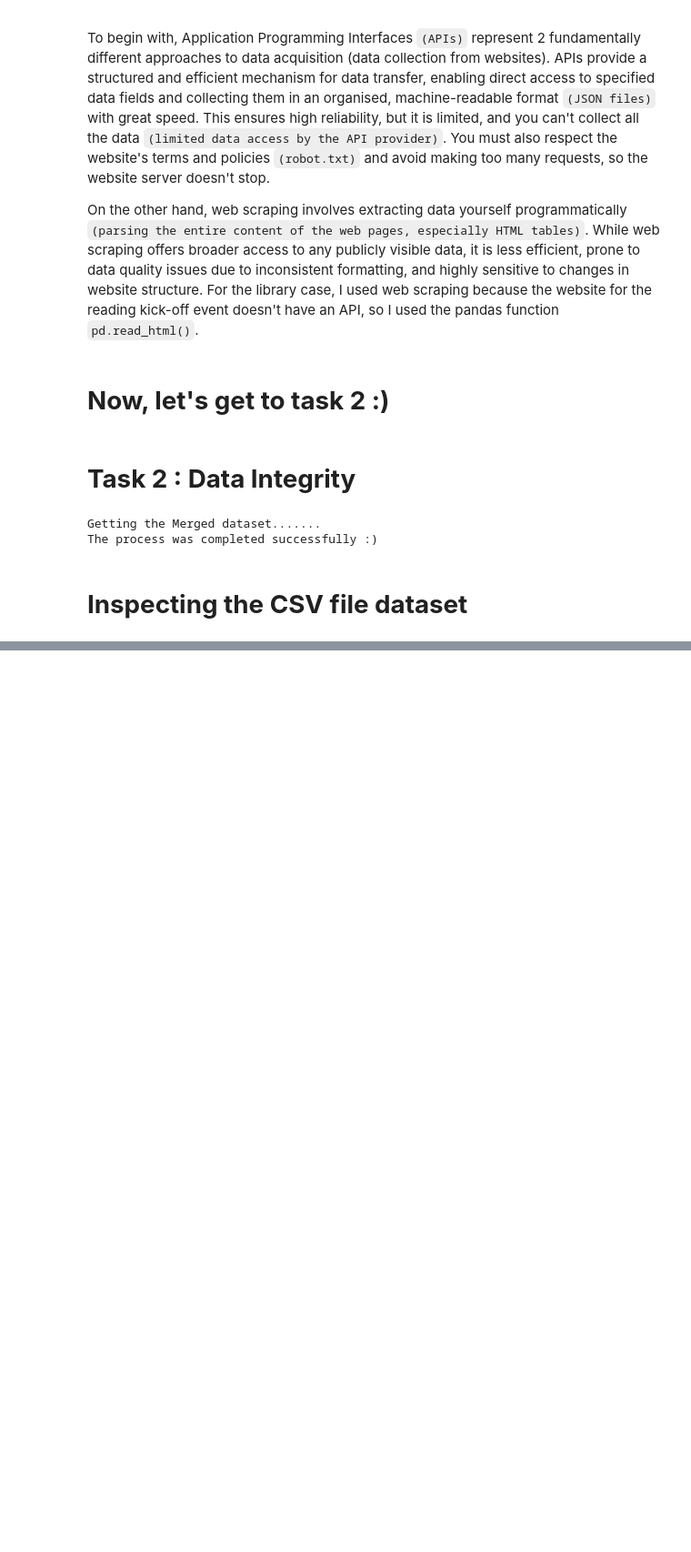
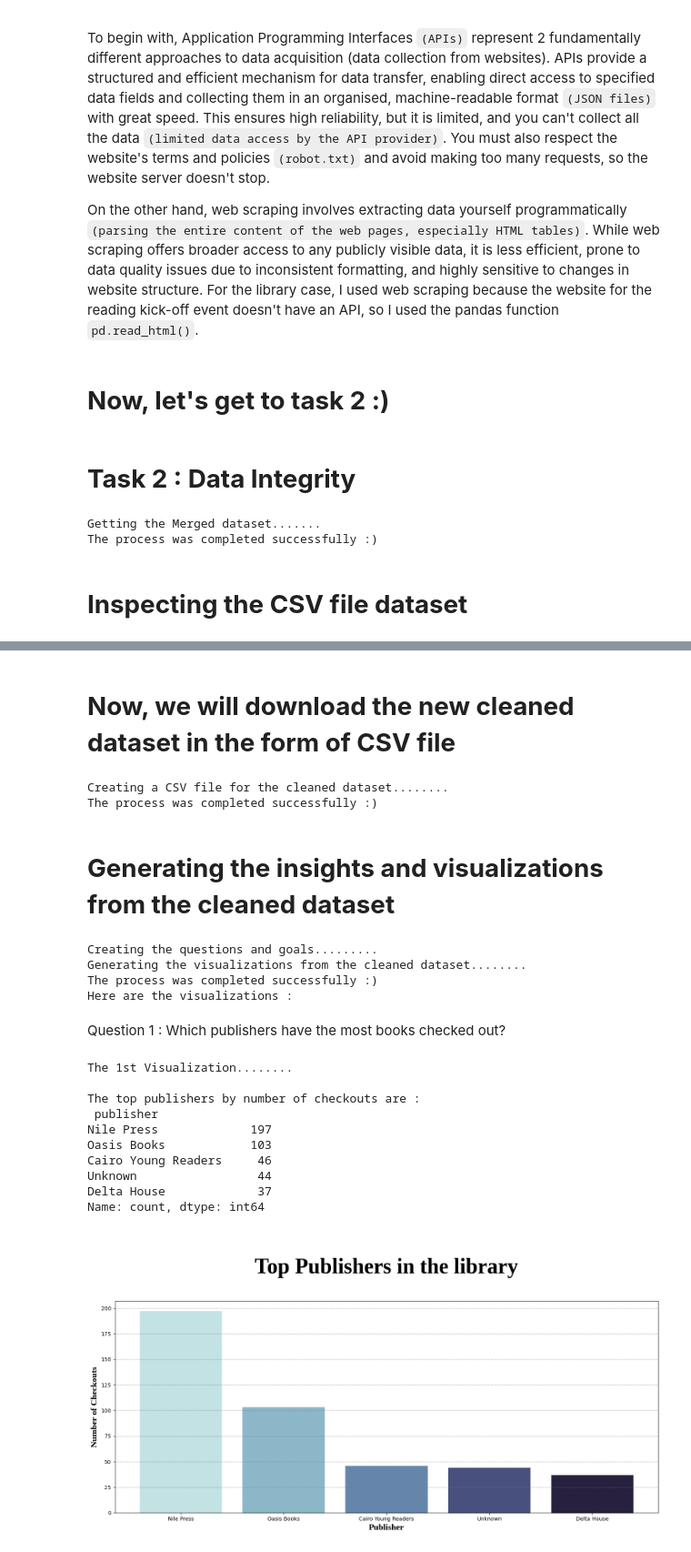
Before and after one commit to rghdzarad/31109170100123_Library, a Jupyter notebook: 31109170100123_Library_project_notebook.ipynb, the cells around one changed output, grey strips where cells are left out. Shown at 91% size. Cells and saved outputs as stored; diff of their text form; code cells hidden in the pictures; blank space fills up the shorter version.

Commit message:
Finished Task 2 (coding + generating insights)

```diff
--- a/31109170100123_Library_project_notebook.ipynb
+++ b/31109170100123_Library_project_notebook.ipynb
@@ -773,0 +1057,67 @@ dtype: object
+# %% [markdown]
+# **Now, we will download the new cleaned dataset in the form of CSV file**
+# %%
+# creating a downloadable CSV file for the cleaned dataset
+print("Creating a CSV file for the cleaned dataset........")
+time.sleep(1) # delay
+df_clean.to_csv("31109170100123_Library_task2_cleaned_data.csv" , index = False)  # turning the cleaned dataset to a downloadable CSV file
+print("The process was completed successfully :)")
+# %% [output]
+Creating a CSV file for the cleaned dataset........
+The process was completed successfully :)
+# %% [markdown]
+# **Generating the insights and visualizations from the cleaned dataset**
+# %%
+print("Creating the questions and goals.........")
+time.sleep(0.5) # delay
+print("Generating the visualizations from the cleaned dataset........")
+time.sleep(1.8) # delay
+print("The process was completed successfully :)")
+print("Here are the visualizations : ")
+# %% [output]
+Creating the questions and goals.........
+Generating the visualizations from the cleaned dataset........
+The process was completed successfully :)
+Here are the visualizations :
+# %% [markdown]
+Question 1 : Which publishers have the most books checked out?
+# %%
+# Question 1 : Which publishers have the most books checked out?
+
+# To find which publishers have the most books checked out,
+# we simply count the occurrences of each publisher in the 'publisher' column.
+print("The 1st Visualization........")
+print()
+the_top_publishers = df_clean["publisher"].value_counts()
+
+print(f"The top publishers by number of checkouts are : \n {the_top_publishers}")
+
+# the visualization
+#plotting
+#x-axis
+values = the_top_publishers.values # the values of the_top_publishers variable
+# y-axis
+labels = the_top_publishers.index
+fig , axes = plt.subplots(figsize = (15,8))
+# Get colors from 'flare' palette. The number of colors should match the number of publishers.
+seaborn1_palette = sns.cubehelix_palette(n_colors=len(the_top_publishers), start=.2,rot=-.3) # the color palette used for the barchart
+axes.bar(the_top_publishers.index , the_top_publishers.values , color = seaborn1_palette ) # creating the barchart
+axes.set_title("\nTop Publishers in the library\n" , fontsize = 40 , fontweight = "bold" , fontfamily = "Liberation Serif")# the title of the plot
+axes.set_ylabel("Number of Checkouts" , fontsize = 16, fontweight = "bold" , fontfamily = "Liberation Serif") # the label of the x-axis
+axes.set_xlabel("Publisher" , fontsize = 16, fontweight = "bold" , fontfamily = "Liberation Serif")# the label of the y-axis
+axes.grid(True , linestyle = "--" , alpha = 0.7 , color = "grey")# the grid
+plt.gca().xaxis.grid(False) # Remove vertical gridlines of the grid for a cleaner look
+plt.tight_layout() # to prevent any word getting on the other
+plt.show() # showing the graph
+# %% [output]
+The 1st Visualization........
+
+The top publishers by number of checkouts are :
+ publisher
+Nile Press             197
+Oasis Books            103
+Cairo Young Readers     46
+Unknown                 44
+Delta House             37
+Name: count, dtype: int64
+[figure, added]
```
Also changed, not shown: parts of 37 cells of this notebook.
